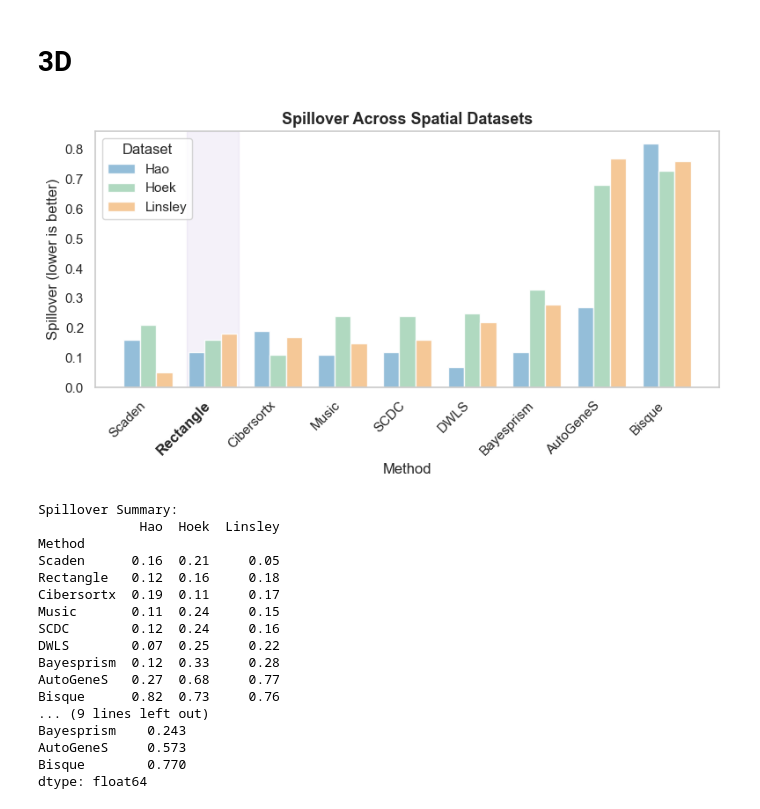
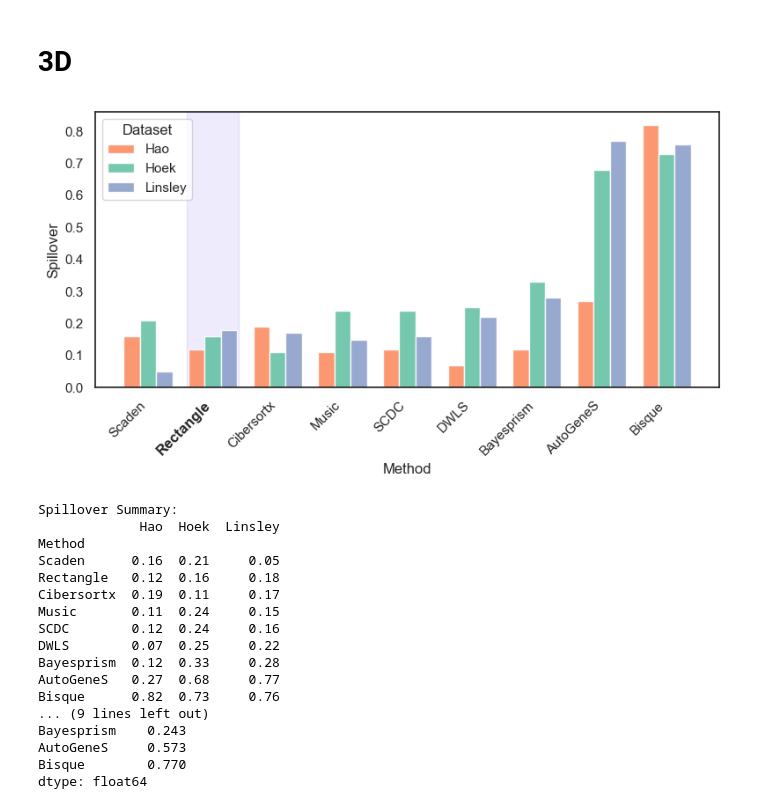
Before and after one commit to ComputationalBiomedicineGroup/rectangle_paper, a Jupyter notebook: notebooks/figure_3.ipynb, the cells around one changed output. Drawn from its saved outputs; the diff is of its cells as text; code cells hidden in the pictures.

```diff
--- a/notebooks/figure_3.ipynb
+++ b/notebooks/figure_3.ipynb
@@ -160,7 +280,7 @@ import matplotlib.pyplot as plt
 import numpy as np
 
 sns.set_theme(style="white")
-plt.figure(figsize=(6.5, 2.5))
+plt.figure(figsize=(6, 2.5))
 
 colors = ["#FC8D62","#8DA0CB"]
 # Both lineplots
@@ -177,10 +297,12 @@ for i in range(len(df_combined)):
     memory_value = df_combined['memory_mean'][i]
     n_cells = df_combined['n_cells'][i]
 
-    if n_cells in [1000, 5000,10000, 50000, 147391]:
+    if n_cells in [1000, 5000,10000,25000, 50000, 147391]:
         ax.text(n_cells, time_value * 1.1, f"{int(time_value)} s", fontsize=9, ha='center', va='bottom')  # Time values
-        ax.text(n_cells, memory_value * 1.1, f"{str(memory_value)[:4]} GB", fontsize=9, ha='center', va='bottom')  # Memory values
-
+        ax.text(n_cells, memory_value * 1.1, f"{str(memory_value)[:4]} GB", fontsize=8, ha='center', va='bottom')  # Memory values
+    if n_cells in [100000]:
+        ax.text(n_cells, time_value * 0.8, f"{int(time_value)} s", fontsize=9, ha='center', va='top')  # Time values
+        ax.text(n_cells, memory_value * 0.8, f"{str(memory_value)[:4]} GB", fontsize=8, ha='center', va='top')  # Memory values
 # Custom ticks and labels for the x and y axes
 ax.set_xticks([1000,5000, 25000, 150000])
 ax.set_yticks([1, 10, 100])
@@ -215,12 +337,3 @@ plt.show()
 # %%
 runtimes_omni = pd.read_csv('../data/fig3/omnibench_runtime_data.csv', index_col=0)
 runtimes_rectangle = pd.read_csv('../data/fig3/rectangle_runtime_omnibench.csv', index_col=0)
-runtimes_omni = runtimes_omni[runtimes_omni['bulk_samples'] == 5]
-runtimes_omni = runtimes_omni[runtimes_omni['process'] == 'FULL WORKFLOW']
-runtimes_omni = runtimes_omni[runtimes_omni['subset_value'] != 3000]
-runtimes_rectangle['elapsed_minutes'] = runtimes_rectangle['elapsed'] / 60
-
-rectangle_local = pd.read_csv('../data/fig3/rectangle_runtime_summary.csv', index_col=0)
-# average rows by replicate column
-runtimes_rectangle = runtimes_rectangle.groupby('subset_value')['elapsed_minutes'].mean().reset_index()
-# concatenate the rectangle runtimes to the omnibench data
@@ -703,0 +920,18 @@ plt.show()
+# %%
+#correlation
+df_r = x_fine_cells['Correlation'].to_frame().T
+# remove 'all' row
+df_r = df_r.drop(columns='all')
+plt.figure(facecolor='white')
+# size
+plt.figure(figsize=(3.5, 5.5))
+# Plot the first heatma
+import seaborn as sns
+sns.set_style("white")
+sns.heatmap(df_r.T, annot=True, cmap='coolwarm_r', fmt=".3f", linewidths=.5)
+plt.title('Correlation')
+#rotating the x-axis labels
+plt.xticks(rotation=45)
+# Adjust spacing between subplots
+plt.tight_layout()
+plt.savefig('../figures/fig_r_fine_heat.pdf', bbox_inches='tight')
@@ -954,7 +1191,7 @@ import seaborn as sns
 import numpy as np
 
 # Load the spatial data
-spatial_df = pd.read_csv('../data/fig3/spatial_total.csv', index_col=0)
+spatial_df = pd.read_csv('../data/fig3/spillover_total.csv', index_col=0)
 spatial_df = spatial_df.drop('Total', axis=1)
 # %%
 
@@ -968,6 +1205,8 @@ fig, ax = plt.subplots(figsize=(8, 4.5))
 
 # Grouped bar chart
 datasets = ['Hao', 'Hoek', 'Linsley']
+colors = ['#FC8D62', '#66C2A5', '#8DA0CB']  # Orange, Teal, Blue - publication-quality
+
 methods = spatial_df.index.tolist()
 x = np.arange(len(methods))
 width = 0.25
@@ -977,36 +1216,35 @@ width = 0.25
 for i, dataset in enumerate(datasets):
     offset = width * (i - 1)
     bars = ax.bar(x + offset, spatial_df[dataset], width, label=dataset, color=colors[i], alpha=0.9)
 
 # Highlight Rectangle with a vertical span and bold x-label
 if 'Rectangle' in methods:
     rect_idx = methods.index('Rectangle')
     ax.axvspan(rect_idx - 0.4, rect_idx + 0.4, alpha=0.12, color='#6C5CE7', zorder=0)
 
     # Make Rectangle label bold
     labels = ax.get_xticklabels()
     labels[rect_idx].set_weight('bold')
     labels[rect_idx].set_fontsize(12)
 
 ax.set_xlabel('Method', fontsize=12)
-ax.set_ylabel('Spillover (lower is better)', fontsize=12)
-ax.set_title('Spillover Across Spatial Datasets', fontsize=13, fontweight='bold')
+ax.set_ylabel('Spillover', fontsize=12)
 ax.set_xticks(x)
 ax.set_xticklabels(methods, rotation=45, ha='right')
 ax.legend(title='Dataset', loc='upper left')
 # Remove grid lines
 ax.grid(False)
 
 plt.tight_layout()
 plt.savefig('../figures/fig3d_spatial_spillover.pdf', dpi=300, bbox_inches='tight')
 plt.show()
 
 print("\nSpillover Summary:")
 print(spatial_df.round(3))
 print("\nMean spillover per method:")
 print(spatial_df.mean(axis=1).round(3).sort_values())
 # %% [output]
-[figure, old version]
+[figure, new version]
 Spillover Summary:
              Hao  Hoek  Linsley
 Method
```
Also changed, not shown: parts of 9 cells of this notebook, 1 other file.
